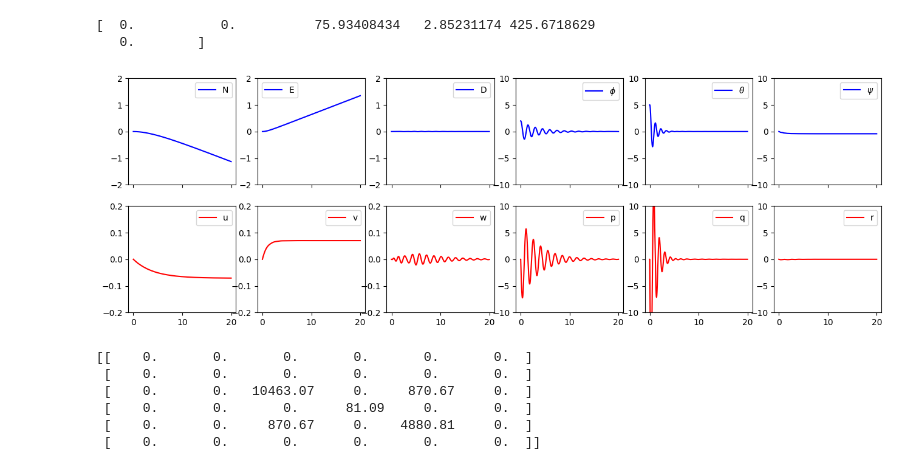
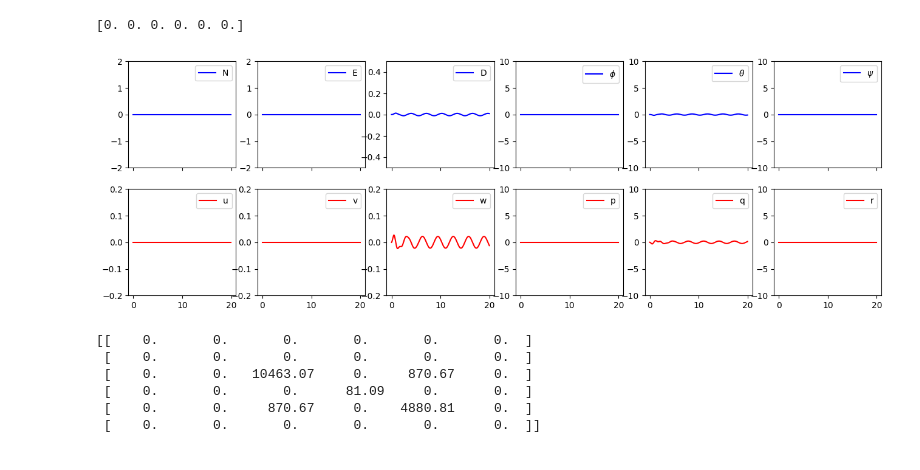
Before and after one commit to janerikhy/Wave-Model, a Jupyter notebook: notebooks/csad_6dof_model.ipynb, the cells around one changed output. Cells and saved outputs as stored; diff of their text form; code cells hidden in the pictures.

```diff
--- a/notebooks/csad_6dof_model.ipynb
+++ b/notebooks/csad_6dof_model.ipynb
@@ -11,13 +11,13 @@ plt.rcParams.update({
 
 from simulator.csad import CSAD_DP_6DOF
 
-dt = 0.01
+dt = 0.02
 simtime = 20
 t = np.arange(0, simtime, dt)
 
 vessel = CSAD_DP_6DOF(dt)
-vessel._x[3] = np.deg2rad(2)
-vessel._x[4] = np.deg2rad(5)
+# vessel._x[3] = np.deg2rad(2)
+#vessel._x[4] = np.deg2rad(5)
 
 x = np.zeros((len(t), 12))
 x[0] = vessel._x
@@ -27,10 +27,14 @@ eta[0] = vessel._x[:6]
 Jinv = utils.J(eta[0])
 print(vessel._G@Jinv@eta[0])
 
-tau_env = np.zeros(6)
+tau_env = np.zeros((len(t), 6))
+wave_freq = 2
+tau_env[:, 2] = np.sin(wave_freq*t) * 100   # Wave load ich in heave
+Uc = 0.0
+betac = 0.0
 
 for i in range(1, len(t)):
-    vessel.x_dot(0.1, np.deg2rad(135), tau_env)
+    vessel.x_dot(Uc, betac, tau_env[i])
     vessel.integrate()
     eta[i] = vessel.get_eta()
     x[i] = vessel._x
@@ -39,36 +43,35 @@ for i in range(1, len(t)):
 x[:, 3:6] = np.rad2deg(x[:, 3:6])
 x[:, 9:] = np.rad2deg(x[:, 9:])
 # %% [output]
-[  0.           0.          75.93408434   2.85231174 425.6718629
-   0.        ]
+[0. 0. 0. 0. 0. 0.]
 # %%
 # Plot results
 fig, axs = plt.subplots(2, 6, sharex=True, figsize=(16, 5))
 labels = ['N', 'E', 'D', r'$\phi$', r"$\theta$", r"$\psi$", "u", "v", "w", 'p', 'q', 'r']
 colors = 6*['blue'] + 6*['red']
 ylims = [
     (-2, 2),
     (-2, 2),
-    (-2, 2),
+    (-.5, 0.5),
     (-10, 10),
     (-10, 10),
     (-10, 10),
     (-.2, .2),
     (-.2, .2),
     (-.2, .2),
     (-10, 10),
     (-10, 10),
     (-10, 10),
 ]
 for i in range(12):
     plt.sca(axs[i//6, i - 6*(i//6)])
     plt.plot(t, x[:, i], color=colors[i], label=labels[i])
     plt.ylim(ylims[i])
     plt.legend()
 
 plt.show()
 # %% [output]
-[figure, old version]
+[figure, new version]
 # %%
 print(np.round(vessel._G, 2))
 # %% [output]
```
Also changed, not shown: parts of 1 cell of this notebook, 2 other files.
